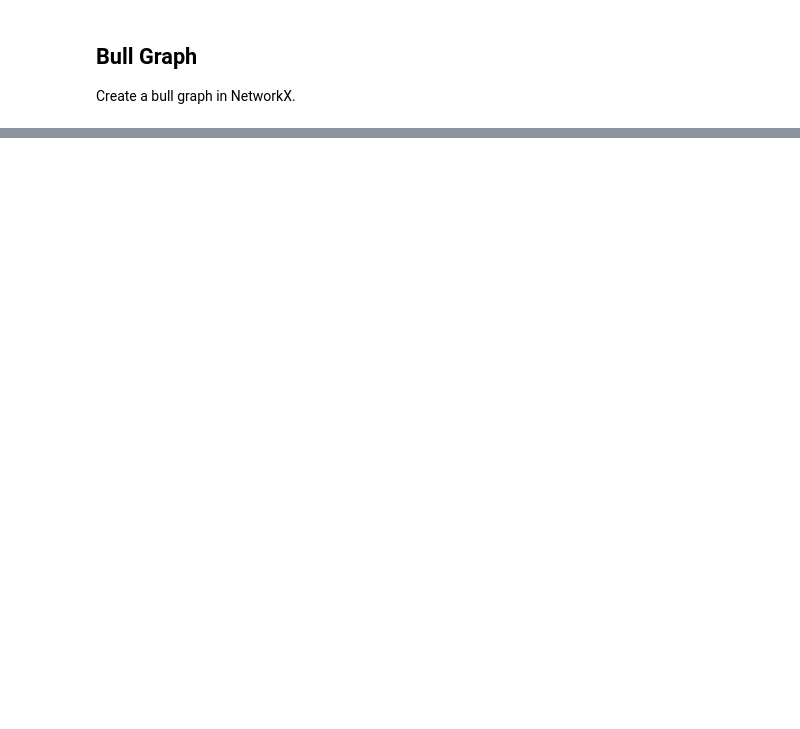
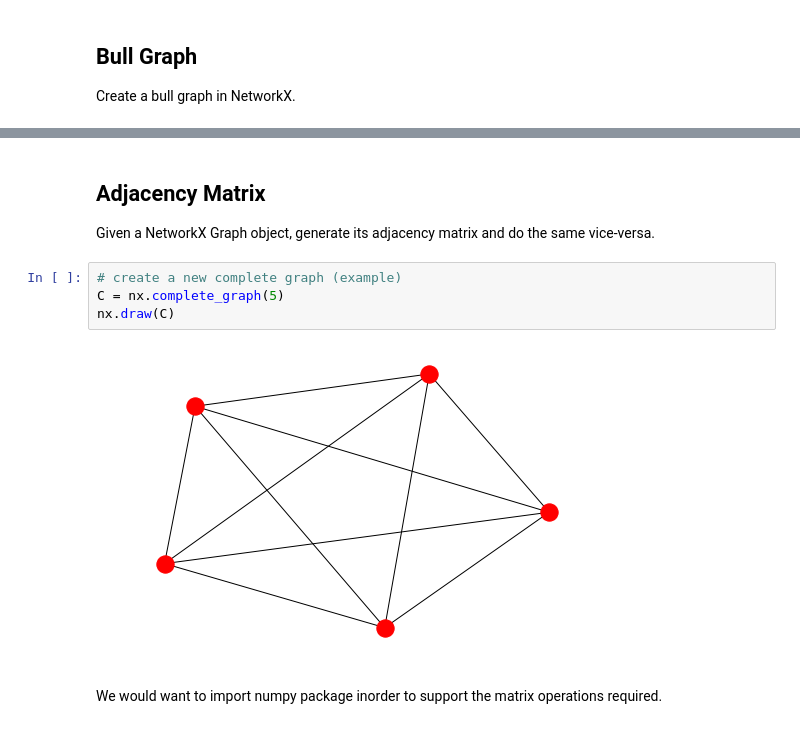
Before and after one commit to Roy19/networkX_tutorial, a Jupyter notebook: NetworkX Tutorial.ipynb, the cells around one changed output, grey strips where cells are left out. Drawn from its saved outputs; the diff is of its cells as text; blank space fills up the shorter version.

Commit message:
Completed NetworkX tutorial

```diff
--- a/NetworkX Tutorial.ipynb
+++ b/NetworkX Tutorial.ipynb
@@ -199,0 +203,11 @@ nx.draw(D, with_labels=1)
+# %% [markdown]
+## Adjacency Matrix
+Given a NetworkX Graph object, generate its adjacency matrix and do the same vice-versa.
+# %%
+# create a new complete graph (example)
+C = nx.complete_graph(5)
+nx.draw(C)
+# %% [output]
+[figure, added]
+# %% [markdown]
+We would want to import numpy package inorder to support the matrix operations required.
```
Also changed, not shown: parts of 67 cells of this notebook.
